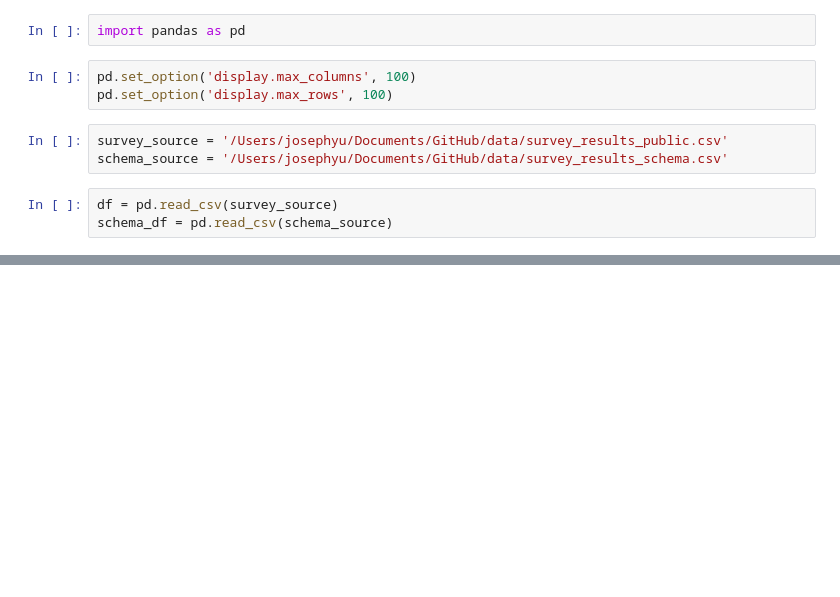
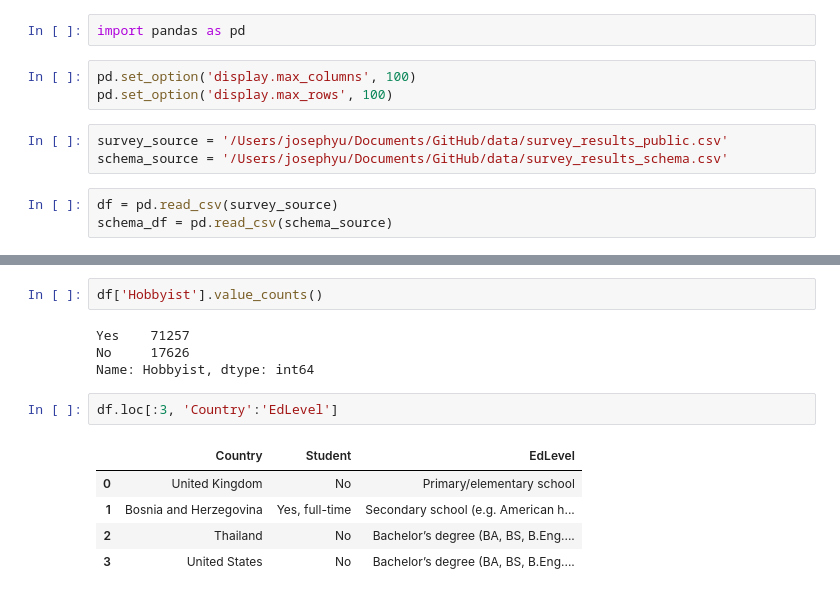
Before and after one commit to JosephZYU/Python-5-pandas, a Jupyter notebook: 02.DataFrame and Series Basics - Selecting Rows and Columns.ipynb, the cells around one changed output, grey strips where cells are left out. Saved outputs shown, nothing was run; the diff lists cells and outputs as text; blank space fills up the shorter version.

```diff
--- a/02.DataFrame and Series Basics - Selecting Rows and Columns.ipynb
+++ b/02.DataFrame and Series Basics - Selecting Rows and Columns.ipynb
@@ -40,0 +70,14 @@ schema_df
+# %%
+df['Hobbyist'].value_counts()
+# %% [output]
+Yes    71257
+No     17626
+Name: Hobbyist, dtype: int64
+# %%
+df.loc[:3, 'Country':'EdLevel']
+# %% [output]
+|  | Country | Student | EdLevel |
+| 0 | United Kingdom | No | Primary/elementary school |
+| 1 | Bosnia and Herzegovina | Yes, full-time | Secondary school (e.g. American h... |
+| 2 | Thailand | No | Bachelor’s degree (BA, BS, B.Eng.... |
+| 3 | United States | No | Bachelor’s degree (BA, BS, B.Eng.... |
```
Also changed, not shown: parts of 5 cells of this notebook.
